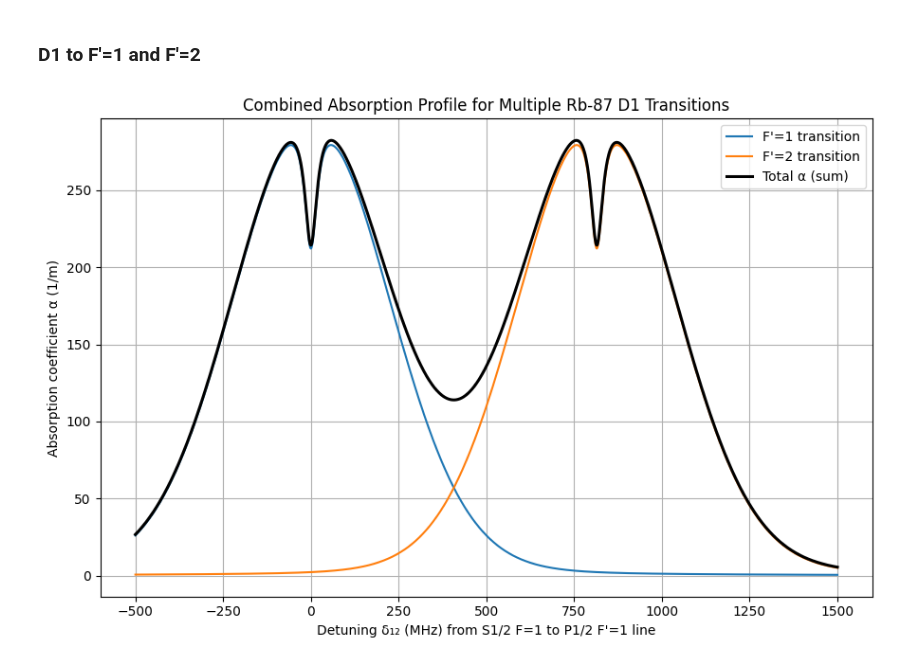
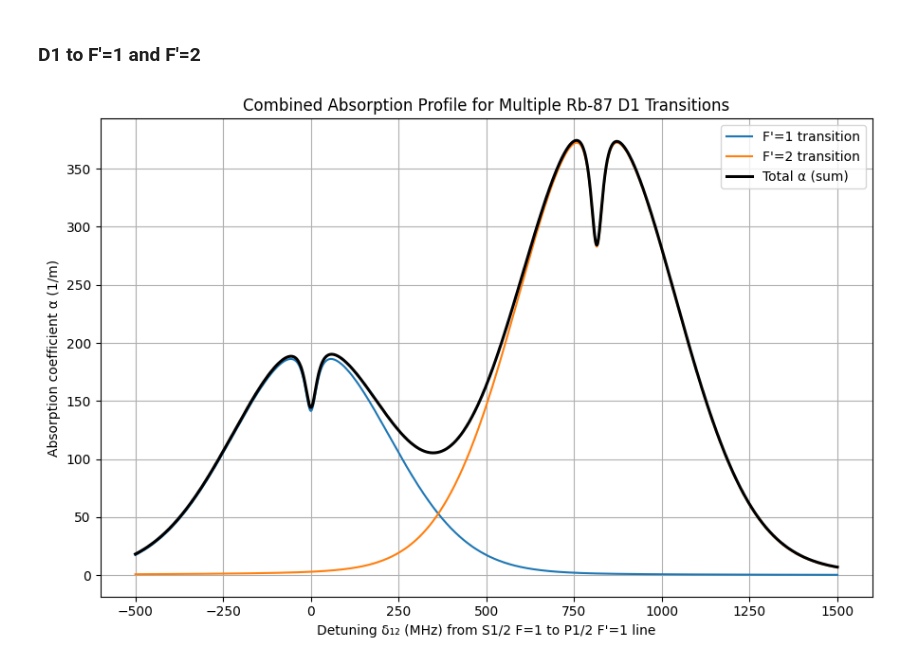
Before and after one commit to JonathanSugijanto/Bi-SAS-for-Optical-Clock, a Jupyter notebook: ideal.ipynb, the cells around one changed output. Saved outputs shown, nothing was run; the diff lists cells and outputs as text; code cells hidden in the pictures.

```diff
--- a/ideal.ipynb
+++ b/ideal.ipynb
@@ -109,7 +176,7 @@ alpha0_vals = compute_alpha0_numeric(delta_Hz, N, sigma_D11_0, u, lambda_D11, Ga
 alpha0_0 = np.interp(0.0, delta_Hz, alpha0_vals)
 
 # Compute pump modification
-alpha_pumpM_exact, K_mSAS, Gamma_mSAS = compute_pumpM(alpha0_vals, delta_Hz, I_pu, I_sat_D11, Gamma_D1)
+alpha_pumpM_exact, K_mSAS, Gamma_mSAS = compute_pumpM(alpha0_vals, delta_Hz, I_pu_D1, I_sat_D11, Gamma_D1)
 alpha_pumpM_approx = alpha0_0 * K_mSAS * L(delta_Hz, Gamma_mSAS)
 
 # Final α(δ)
@@ -147,34 +214,34 @@ delta_Hz = delta_MHz * 1e6
 
 # Define multiple transitions
 # "strength" is added in case the addition needs to be weighted
 transitions = [
-    {"strength":1.0, "f0": f_D11, "sigma0": sigma_D11_0, "lambda0": lambda_D11, "Gamma": Gamma_D1, "I_sat": I_sat_D11, "label": "F'=1"},
-    {"strength":1.0, "f0": f_D12, "sigma0": sigma_D12_0, "lambda0": lambda_D12, "Gamma": Gamma_D1, "I_sat": I_sat_D12, "label": "F'=2"},
+    {"strength":S_D11, "f0": f_D11, "sigma0": sigma_D11_0, "lambda0": lambda_D11, "Gamma": Gamma_D1, "I_sat": I_sat_D11, "label": "F'=1"},
+    {"strength":S_D12, "f0": f_D12, "sigma0": sigma_D12_0, "lambda0": lambda_D12, "Gamma": Gamma_D1, "I_sat": I_sat_D12, "label": "F'=2"},
 ]
 
 # Compute α for each transition and sum
 alpha_total = np.zeros_like(delta_Hz)
 plt.figure(figsize=(9,6))
 
 zero_f = transitions[0]["f0"]
 for tr in transitions:
     delta_shifted_Hz = delta_Hz - (tr["f0"] - zero_f)
     alpha0_vals = compute_alpha0_numeric(delta_shifted_Hz, N, tr["sigma0"], u, tr["lambda0"], tr["Gamma"])
-    alpha_pumpM, K_mSAS, Gamma_mSAS = compute_pumpM(alpha0_vals, delta_shifted_Hz, I_pu, tr["I_sat"], tr["Gamma"])
+    alpha_pumpM, K_mSAS, Gamma_mSAS = compute_pumpM(alpha0_vals, delta_shifted_Hz, I_pu_D1, tr["I_sat"], tr["Gamma"])
     alpha_vals = tr["strength"] * (alpha0_vals - alpha_pumpM)
     alpha_total += alpha_vals
 
     plt.plot(delta_MHz, alpha_vals, label=fr"{tr['label']} transition")
 
 # Plot summed absorption
 plt.plot(delta_MHz, alpha_total, 'k', linewidth=2.2, label="Total α (sum)")
 
 plt.xlabel(r"Detuning δ₁₂ (MHz) from S1/2 F=1 to P1/2 F'=1 line")
 plt.ylabel(r'Absorption coefficient α (1/m)')
 plt.title('Combined Absorption Profile for Multiple Rb-87 D1 Transitions')
 plt.legend()
 plt.grid(True)
 plt.tight_layout()
 plt.show()
 # %% [output]
-[figure, old version]
+[figure, new version]
```
Also changed, not shown: parts of 11 cells of this notebook, 1 other file.
